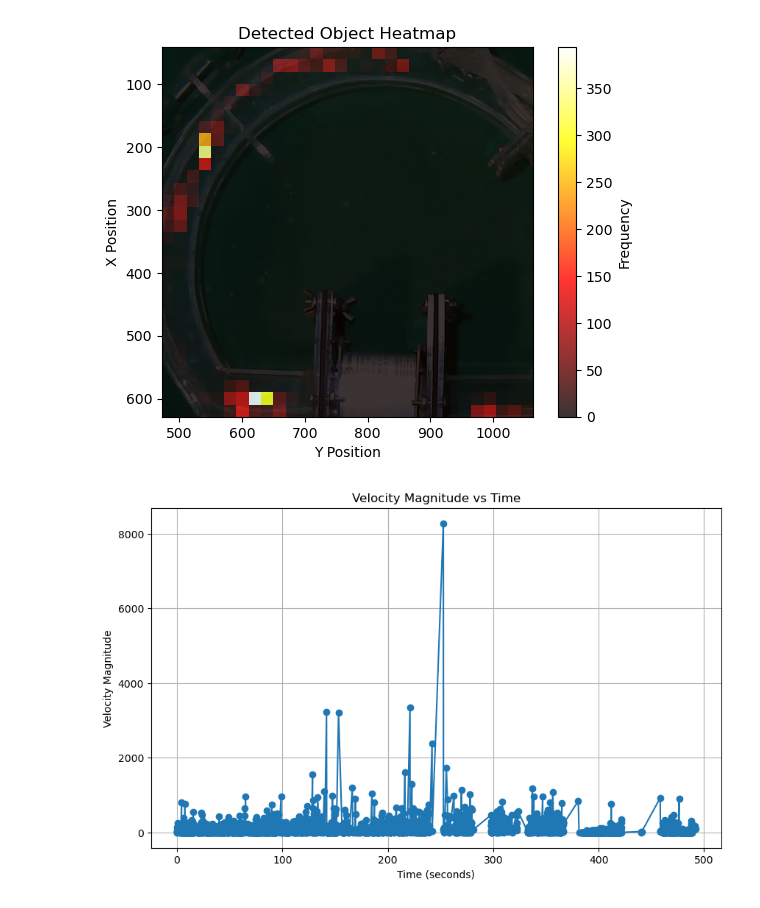
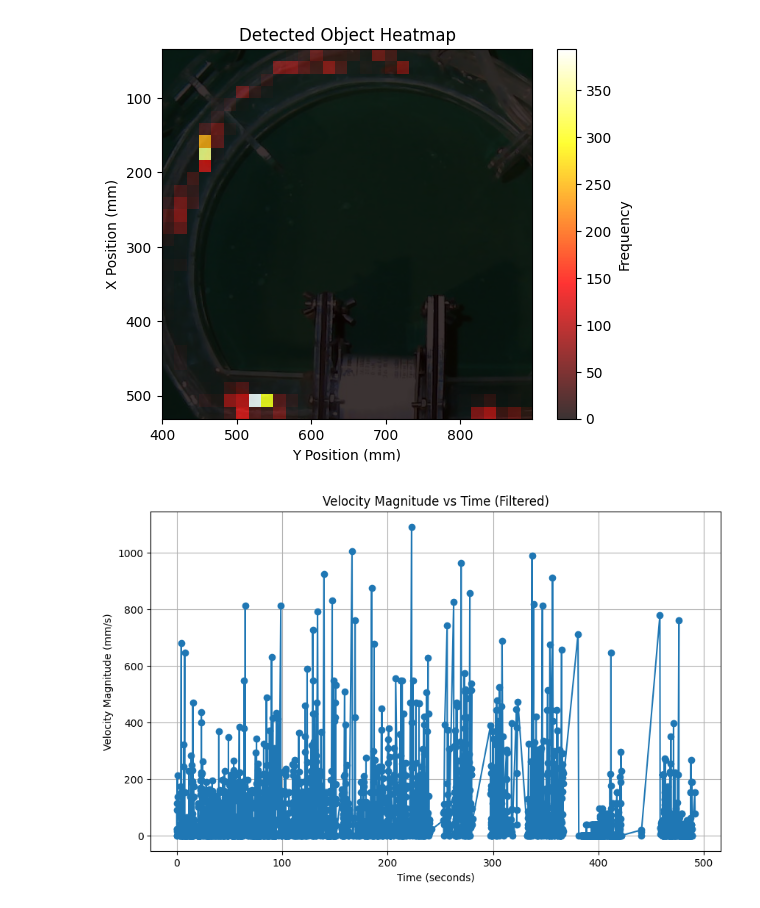
Before and after one commit to rodhervan/guppyTracker, a Jupyter notebook: heatmap.ipynb, the cells around one changed output. Saved outputs shown, nothing was run; the diff lists cells and outputs as text; code cells hidden in the pictures.

```diff
--- a/heatmap.ipynb
+++ b/heatmap.ipynb
@@ -31,52 +44,63 @@ plt.show()
 # %%
-# Create a heatmap
-heatmap, xedges, yedges = np.histogram2d(x_positions, y_positions, bins=30)
+# Create a heatmap with positions in mm
+heatmap, xedges, yedges = np.histogram2d(x_positions_mm, y_positions_mm, bins=30)
 
-# Plot the image
-plt.imshow(cv2.cvtColor(image, cv2.COLOR_BGR2RGB))
+# Plot the scaled image
+plt.imshow(cv2.cvtColor(scaled_image, cv2.COLOR_BGR2RGB))
 
 # Plot the heatmap overlay
 plt.imshow(heatmap.T, extent=[xedges[0], xedges[-1], yedges[-1], yedges[0]], alpha=0.8, cmap='hot')
 plt.colorbar(label='Frequency')
-plt.xlabel('Y Position')
-plt.ylabel('X Position')
+plt.xlabel('Y Position (mm)')
+plt.ylabel('X Position (mm)')
 plt.title('Detected Object Heatmap')
 plt.show()
 # %% [output]
-[figure, old version]
+[figure, new version]
 # %%
 # Extract timestamps and velocities when detected
 timestamps = []
-distances = []
 velocities = []
 for item in data:
     if item.get('detected') and 'velocity' in item:
         velocity = item['velocity']
         if len(velocity) == 2:  # Ensure there are two components in the velocity
             timestamps.append(item['timestamp'])
             velocities.append(velocity)
 
 # Convert timestamps to datetime objects
 time_format = '%Y-%m-%d %H:%M:%S:%f'
 timestamps_dt = [datetime.strptime(timestamp, time_format) for timestamp in timestamps]
 
 # Convert datetime objects to seconds relative to the first timestamp
 start_time = timestamps_dt[0]
 timestamps_in_seconds = [(timestamp - start_time).total_seconds() for timestamp in timestamps_dt]
 
-# Calculate the magnitude of the velocity vector
-vel_magnitudes = [np.sqrt(velocity[0]**2 + velocity[1]**2) for velocity in velocities]
+# Convert velocity components from pixels/s to mm/s
+velocities_mm = [[v[0] * conversion_factor, v[1] * conversion_factor] for v in velocities]
+
+# Calculate the magnitude of the velocity vector in mm/s
+vel_magnitudes_mm = [np.sqrt(velocity[0]**2 + velocity[1]**2) for velocity in velocities_mm]
+
+# Filter out points where the velocity magnitude is greater than 1200 mm/s
+filtered_timestamps_vel = []
+filtered_velocities = []
+
+for i in range(len(vel_magnitudes_mm)):
+    if vel_magnitudes_mm[i] <= 1200:
+        filtered_timestamps_vel.append(timestamps_in_seconds[i])
+        filtered_velocities.append(vel_magnitudes_mm[i])
 
 # Plot velocity vs time
 plt.figure(figsize=(10, 6))
-plt.plot(timestamps_in_seconds, vel_magnitudes, marker='o')
+plt.plot(filtered_timestamps_vel, filtered_velocities, marker='o')
 plt.xlabel('Time (seconds)')
-plt.ylabel('Velocity Magnitude')
-plt.title('Velocity Magnitude vs Time')
+plt.ylabel('Velocity Magnitude (mm/s)')
+plt.title('Velocity Magnitude vs Time (Filtered)')
 plt.grid(True)
 plt.show()
 # %% [output]
-[figure, old version]
+[figure, new version]
 # %%
 # Extract timestamps and distances when detected
 timestamps = []
```
Also changed, not shown: parts of 2 cells of this notebook.
